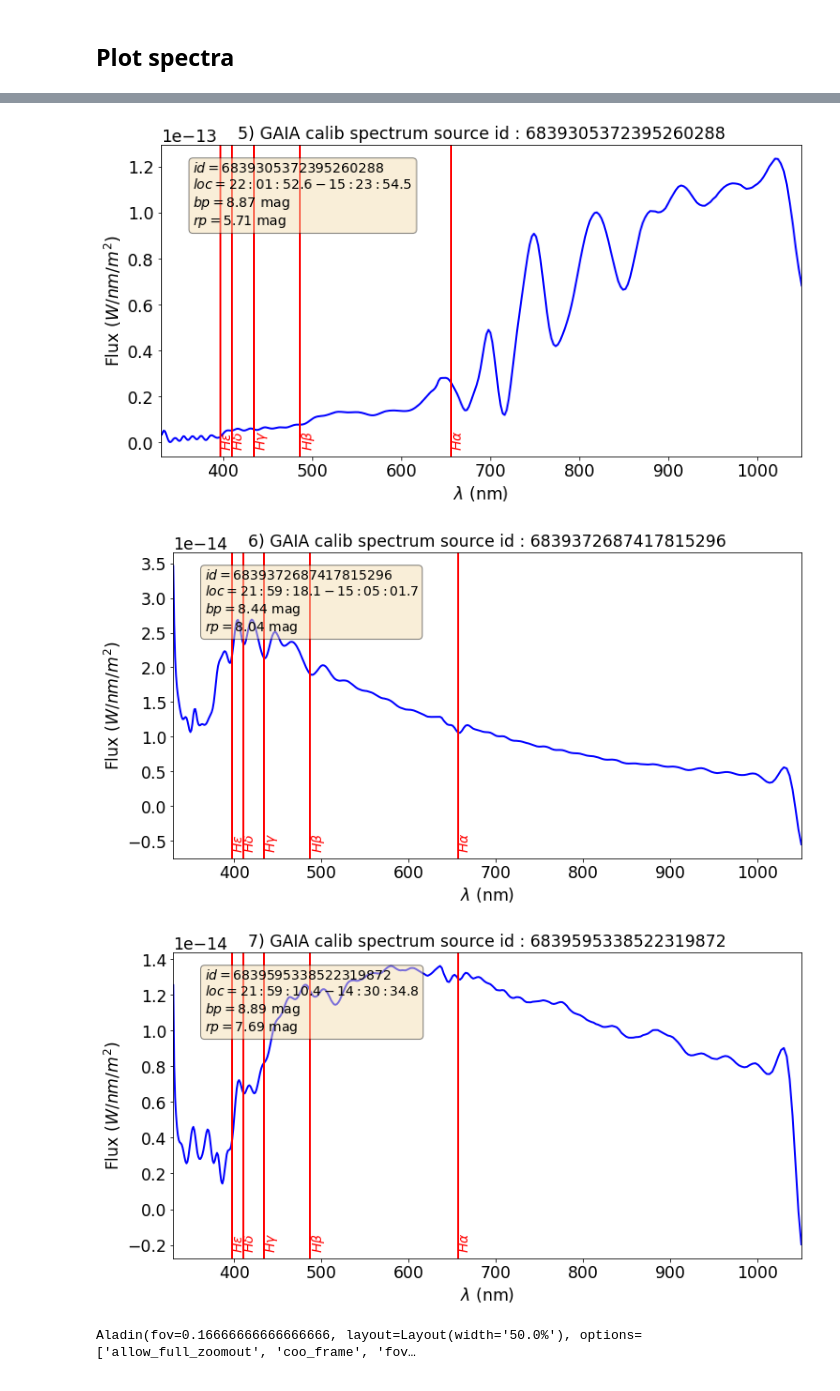
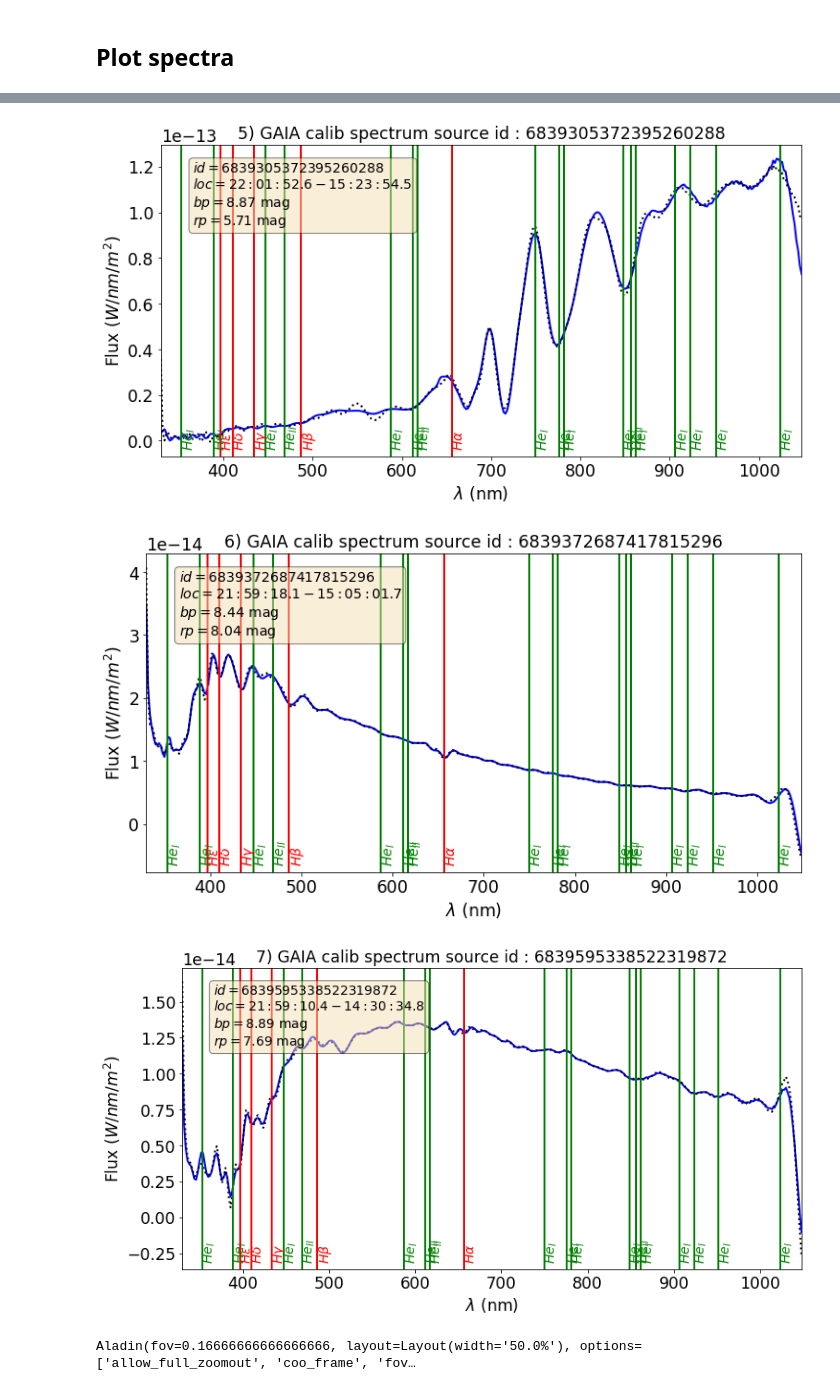
Before and after one commit to sylvielsstfr/MyGaia, a Jupyter notebook: spectra/auxtel_gaiaxpy_aladin.ipynb, the cells around one changed output, grey strips where cells are left out. Drawn from its saved outputs; the diff is of its cells as text; code cells hidden in the pictures.

```diff
--- a/spectra/auxtel_gaiaxpy_aladin.ipynb
+++ b/spectra/auxtel_gaiaxpy_aladin.ipynb
@@ -234,7 +290,8 @@ calibrated_spectra
 # %% [markdown]
 ## sampling
 # %%
-sampling = np.geomspace(330,1049.9999999999, 361)
+#sampling = np.geomspace(330,1049.9999999999, 361)
+sampling= np.arange(330., 1050., 2.)
 # %%
 calibrated_spectra_geom, sampling = calibrate(sources_list,sampling=sampling,truncation=True)
 calibrated_spectra_geom
@@ -251,4 +308,12 @@ calibrated_spectra_geom
+# %%
+calibrated_spectra_geom_nottrunk, sampling = calibrate(sources_list,sampling=sampling,truncation=False)
+#calibrated_spectra_geom_nottrunk
 # %% [markdown]
 ## Plot spectra
 # %%
-my_calib_lines = Lines([HALPHA,HBETA,HGAMMA,HDELTA,HEPSILON,])
+my_calib_hydrogenlines = Lines([HALPHA,HBETA,HGAMMA,HDELTA,HEPSILON,])
+my_calib_stellarlines = Lines([FE1, FE2, FE3, FE4, CAII1, CAII2, HEI1, MG1, MG2,])
+my_calib_ismlines = Lines([OIII, CII1, CII2, CIV, CII3, CIII1, CIII2, CIII3, HEI1, HEI2, HEI3, HEI4, HEI5, HEI6, HEI7, HEI8,
+             HEI9, HEI10, HEI11, HEI12, HEI13, OI, OII, HEII1, HEII2, HEII3, HEII4, HI, FEII1, FEII2, FEII3, FEII4])
+my_calib_ismlines = Lines([HEI1, HEI2, HEI3, HEI4, HEI5, HEI6, HEI7, HEI8,
+             HEI9, HEI10, HEI11, HEI12, HEI13, HEII1, HEII2, HEII3, HEII4])
@@ -263,5 +320,5 @@ sampling.min()
 # %%
-def plot_lines(lines,ax,wlmin,wlmax):
+def plot_lines(lines,ax,wlmin,wlmax,color="r"):
     """
     Plot line in a simular way of Spectractor
     """
@@ -270,7 +327,6 @@ def plot_lines(lines,ax,wlmin,wlmax):
     N=len(lines.lines)
     for idx in range(N):
         line=lines.lines[idx]
-        color = "r"
 
         ax.axvline(line.wavelength, lw=2, color=color)
         #xpos = (line.wavelength - xlim[0]) / (xlim[1] - xlim[0]) + line.label_pos[0]
@@ -286,8 +342,10 @@ props = dict(boxstyle='round', facecolor='wheat', alpha=0.5)
 for idx in range(Nsources):
     plt.figure()
     plt.plot(sampling,calibrated_spectra_geom.iloc[idx]["flux"],'b-')
+    plt.plot(sampling,calibrated_spectra_geom_nottrunk.iloc[idx]["flux"],'k:')
     ax = plt.gca()
-    plot_lines(my_calib_lines,ax,sampling.min(),sampling.max())
+    plot_lines(my_calib_hydrogenlines,ax,sampling.min(),sampling.max())
+    plot_lines(my_calib_ismlines,ax,sampling.min(),sampling.max(),color="g")
     plt.xlim(sampling.min(),sampling.max())
 
     idn=results[idx]['source_id']
@@ -320,6 +378,6 @@ for idx in range(Nsources):
-[figure, old version]
+[figure, new version]
-[figure, old version]
+[figure, new version]
-[figure, old version]
+[figure, new version]
 # %%
 all_aladin = []
 for idx in range(Nsources):
```
Also changed, not shown: parts of 9 cells of this notebook, 1 other file.
